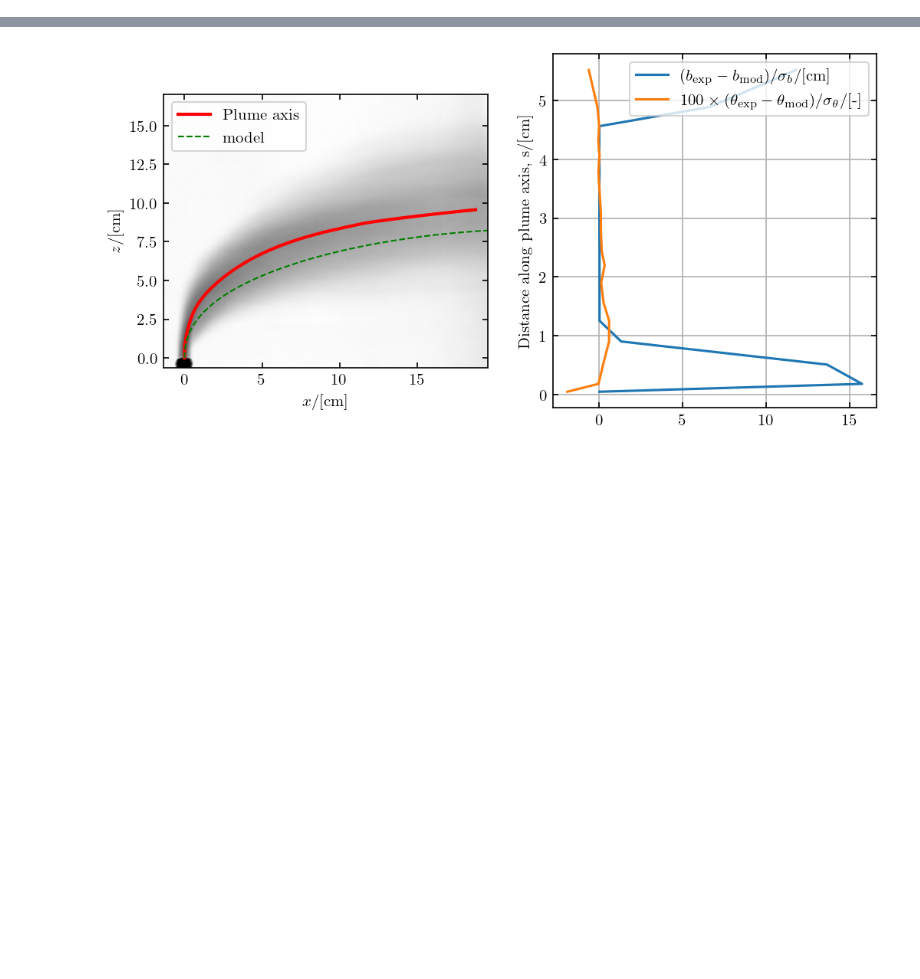
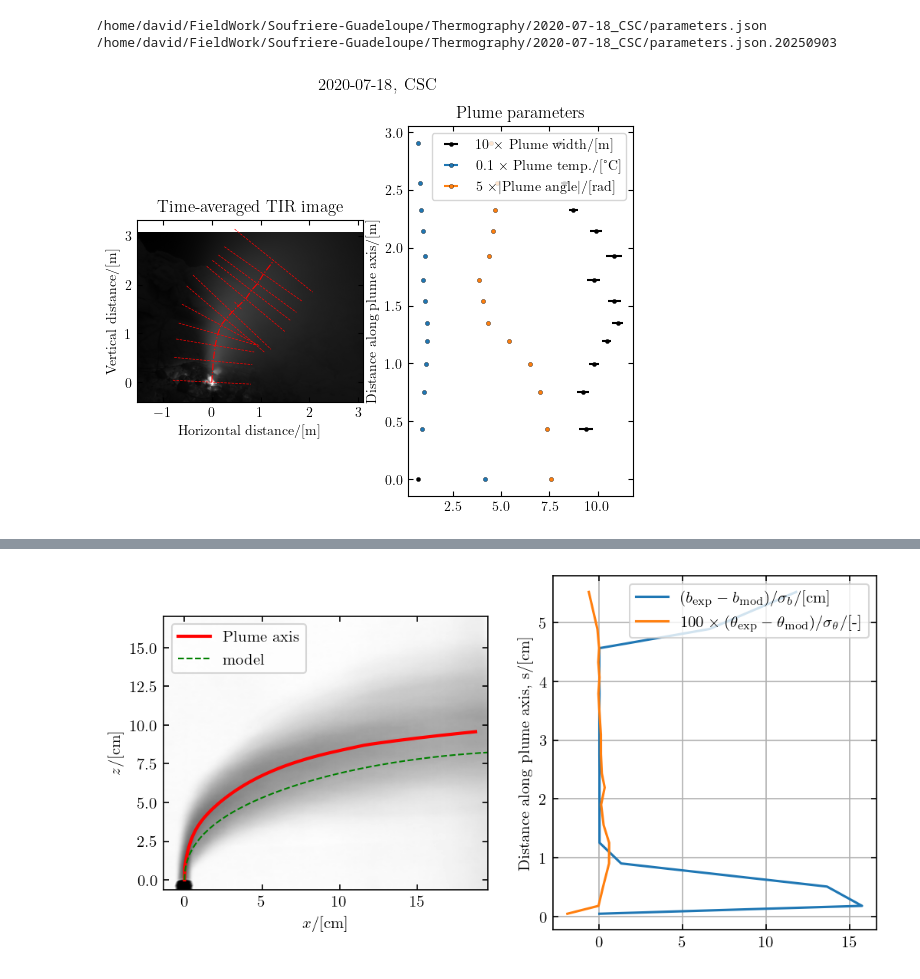
Before and after one commit to djessop/fumarole_plume_model, a Jupyter notebook: plume_analyser_real_plume.ipynb, the cells around one changed output, grey strips where cells are left out. Cells and saved outputs as stored; diff of their text form; code cells hidden in the pictures; blank space fills up the shorter version.

```diff
--- a/plume_analyser_real_plume.ipynb
+++ b/plume_analyser_real_plume.ipynb
@@ -380,0 +302,8 @@ plume_analysis(date, site)
+# %%
+date = '2020-07-18'
+site = 'CSC'
+
+plume_analysis(date, site)
+# %% [output]
+/home/david/FieldWork/Soufriere-Guadeloupe/Thermography/2020-07-18_CSC/parameters.json /home/david/FieldWork/Soufriere-Guadeloupe/Thermography/2020-07-18_CSC/parameters.json.20250903
+[figure, added]
```
Also changed, not shown: parts of 21 cells of this notebook, 5 other files.
